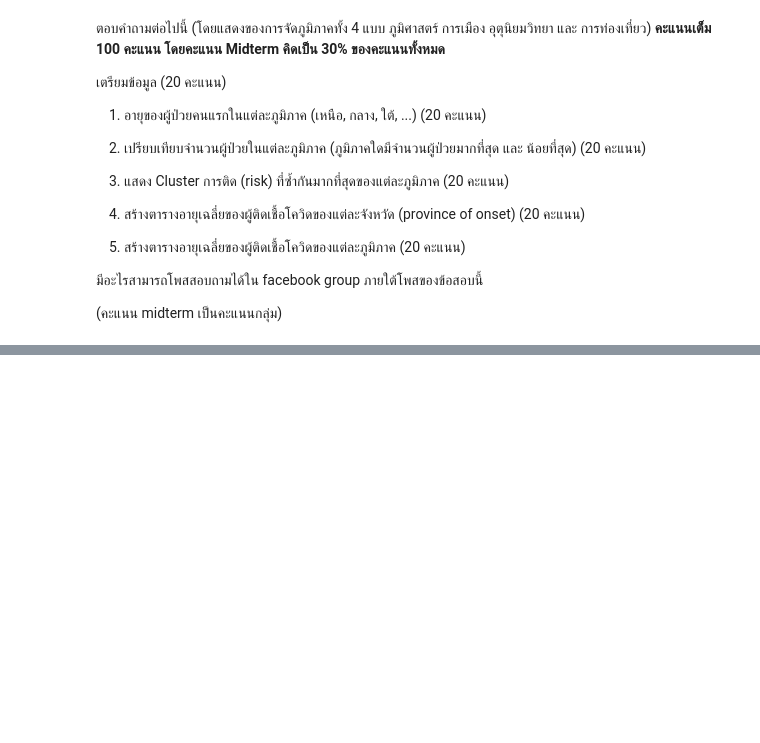
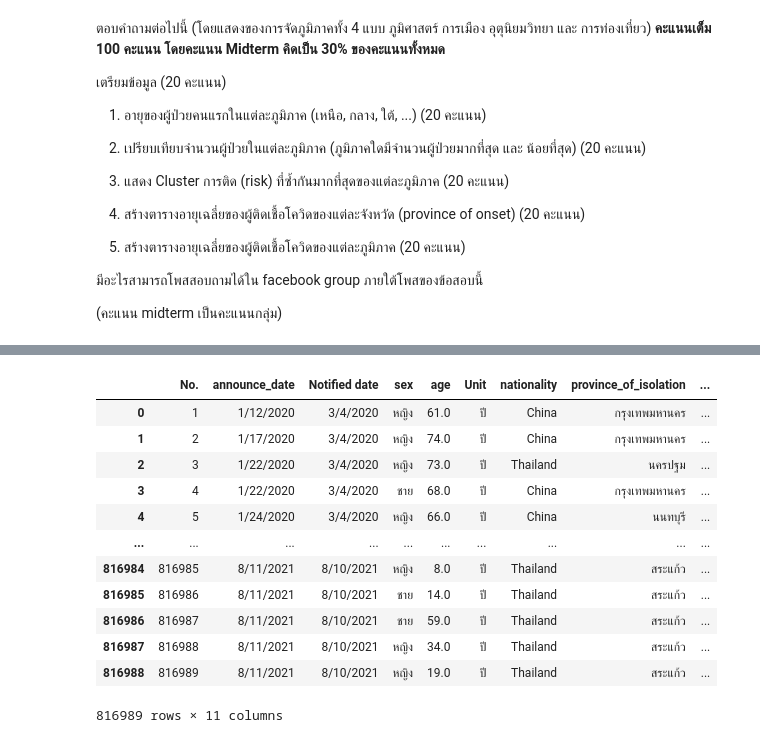
Before and after one commit to SupawadeeKhamthuy/data_viz_2022, a Jupyter notebook: BasicPython&DataViz_midterm2022.ipynb, the cells around one changed output, grey strips where cells are left out. Cells and saved outputs as stored; diff of their text form; code cells hidden in the pictures; blank space fills up the shorter version.

```diff
--- a/BasicPython&DataViz_midterm2022.ipynb
+++ b/BasicPython&DataViz_midterm2022.ipynb
@@ -341,0 +61,17 @@ data_total_D5 # แสดงตาราง
+# %%
+data = data.fillna(method="bfill") #แทนค่าตัวถัดไปใส่ในค่า NaN ของทุก column ที่มี NaN
+data
+# %% [output]
+|  | No. | announce_date | Notified date | sex | age | Unit | nationality | province_of_isolation | ... |
+| 0 | 1 | 1/12/2020 | 3/4/2020 | หญิง | 61.0 | ปี | China | กรุงเทพมหานคร | ... |
+| 1 | 2 | 1/17/2020 | 3/4/2020 | หญิง | 74.0 | ปี | China | กรุงเทพมหานคร | ... |
+| 2 | 3 | 1/22/2020 | 3/4/2020 | หญิง | 73.0 | ปี | Thailand | นครปฐม | ... |
+| 3 | 4 | 1/22/2020 | 3/4/2020 | ชาย | 68.0 | ปี | China | กรุงเทพมหานคร | ... |
+| 4 | 5 | 1/24/2020 | 3/4/2020 | หญิง | 66.0 | ปี | China | นนทบุรี | ... |
+| ... | ... | ... | ... | ... | ... | ... | ... | ... | ... |
+| 816984 | 816985 | 8/11/2021 | 8/10/2021 | หญิง | 8.0 | ปี | Thailand | สระแก้ว | ... |
+| 816985 | 816986 | 8/11/2021 | 8/10/2021 | ชาย | 14.0 | ปี | Thailand | สระแก้ว | ... |
+| 816986 | 816987 | 8/11/2021 | 8/10/2021 | ชาย | 59.0 | ปี | Thailand | สระแก้ว | ... |
+| 816987 | 816988 | 8/11/2021 | 8/10/2021 | หญิง | 34.0 | ปี | Thailand | สระแก้ว | ... |
+| 816988 | 816989 | 8/11/2021 | 8/10/2021 | หญิง | 19.0 | ปี | Thailand | สระแก้ว | ... |
+816989 rows × 11 columns
```
Also changed, not shown: parts of 156 cells of this notebook.
